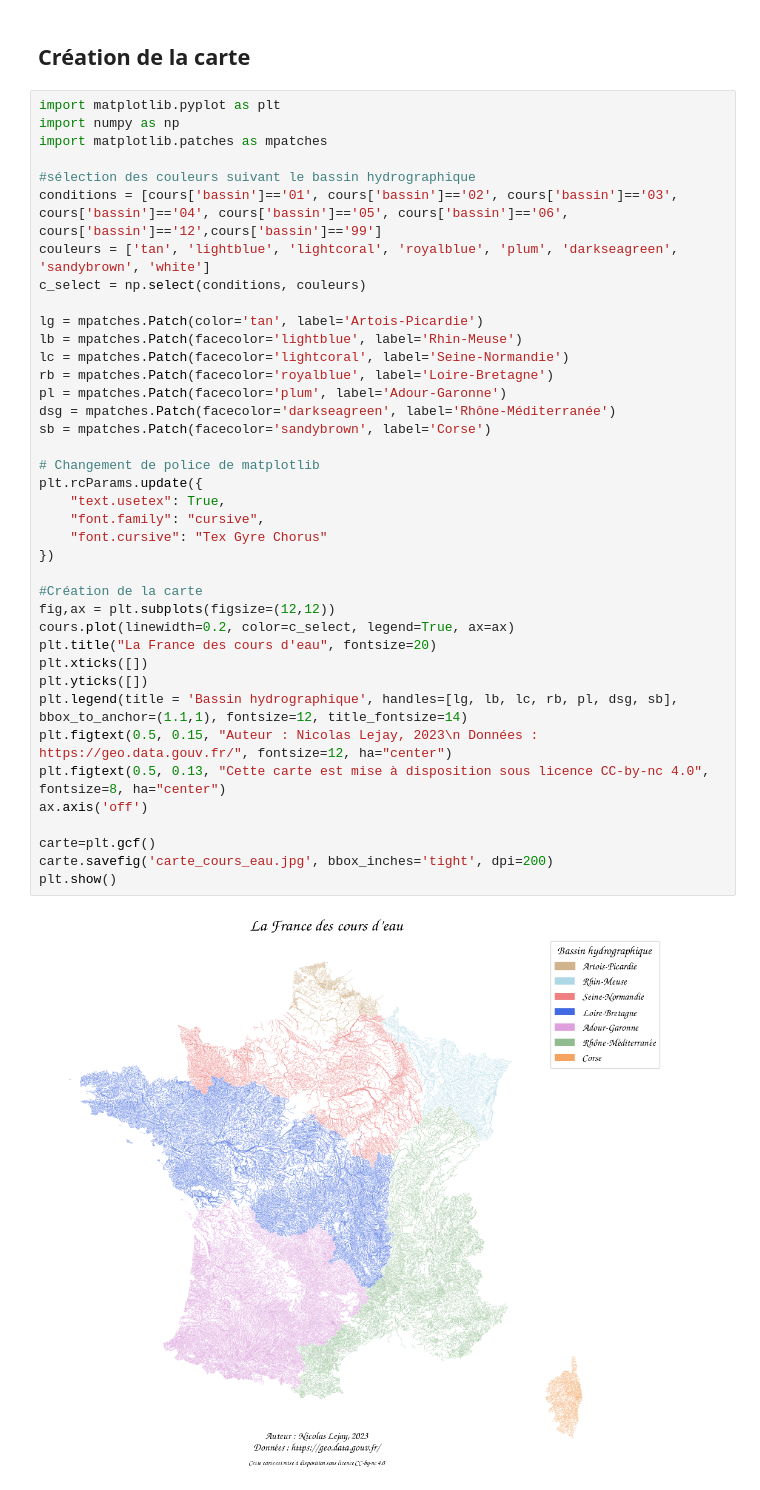
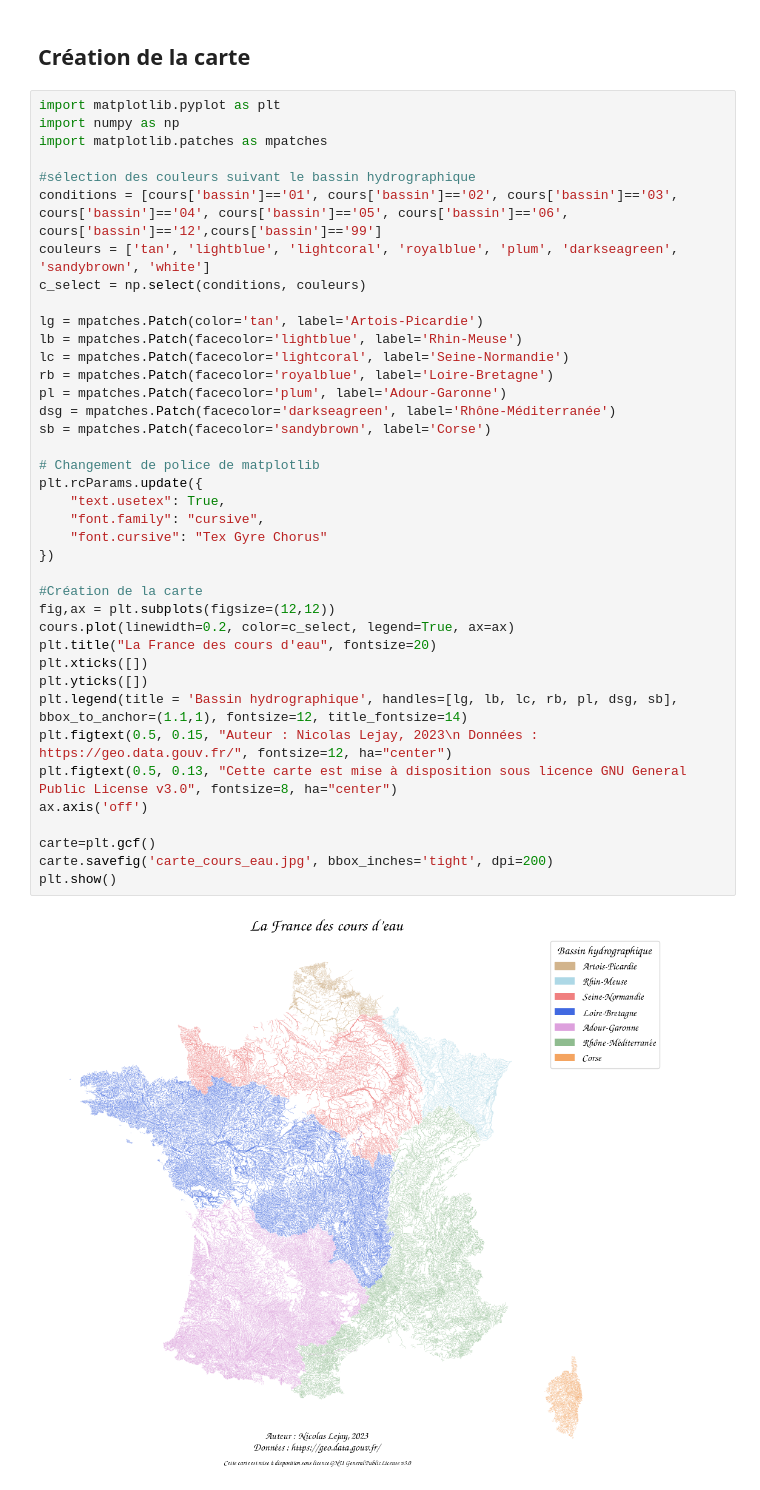
Before and after one commit to nlejay/cours_eau_france, a Jupyter notebook: cours_eau.ipynb, the cells around one changed output. Drawn from its saved outputs; the diff is of its cells as text.

```diff
--- a/cours_eau.ipynb
+++ b/cours_eau.ipynb
@@ -80,32 +80,32 @@ c_select = np.select(conditions, couleurs)
 
 lg = mpatches.Patch(color='tan', label='Artois-Picardie')
 lb = mpatches.Patch(facecolor='lightblue', label='Rhin-Meuse')
 lc = mpatches.Patch(facecolor='lightcoral', label='Seine-Normandie')
 rb = mpatches.Patch(facecolor='royalblue', label='Loire-Bretagne')
 pl = mpatches.Patch(facecolor='plum', label='Adour-Garonne')
 dsg = mpatches.Patch(facecolor='darkseagreen', label='Rhône-Méditerranée')
 sb = mpatches.Patch(facecolor='sandybrown', label='Corse')
 
 # Changement de police de matplotlib
 plt.rcParams.update({
     "text.usetex": True,
     "font.family": "cursive",
     "font.cursive": "Tex Gyre Chorus"
 })
 
 #Création de la carte
 fig,ax = plt.subplots(figsize=(12,12))
 cours.plot(linewidth=0.2, color=c_select, legend=True, ax=ax)
 plt.title("La France des cours d'eau", fontsize=20)
 plt.xticks([])
 plt.yticks([])
 plt.legend(title = 'Bassin hydrographique', handles=[lg, lb, lc, rb, pl, dsg, sb], bbox_to_anchor=(1.1,1), fontsize=12, title_fontsize=14)
 plt.figtext(0.5, 0.15, "Auteur : Nicolas Lejay, 2023\n Données : https://geo.data.gouv.fr/", fontsize=12, ha="center")
-plt.figtext(0.5, 0.13, "Cette carte est mise à disposition sous licence CC-by-nc 4.0", fontsize=8, ha="center")
+plt.figtext(0.5, 0.13, "Cette carte est mise à disposition sous licence GNU General Public License v3.0", fontsize=8, ha="center")
 ax.axis('off')
 
 carte=plt.gcf()
 carte.savefig('carte_cours_eau.jpg', bbox_inches='tight', dpi=200)
 plt.show()
 # %% [output]
-[figure, old version]
+[figure, new version]
```
Also changed, not shown: 1 other file.
